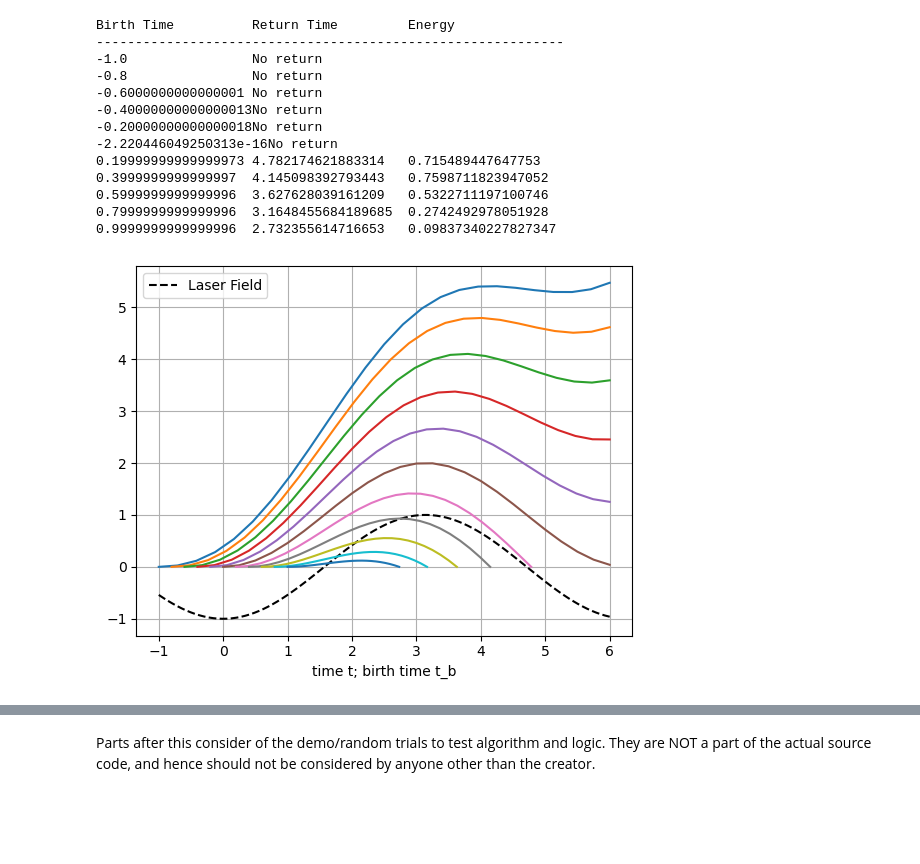
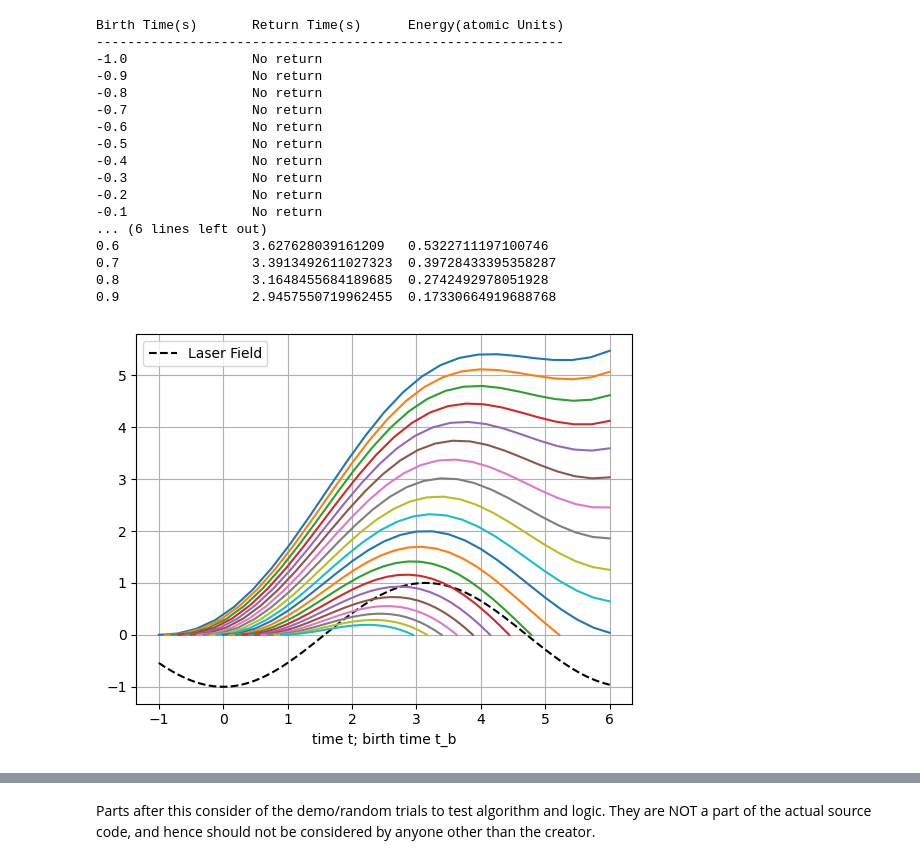
Before and after one commit to SoumyajeetMazumdar/CQMPP, a Jupyter notebook: #1/assignment1_2.ipynb, the cells around one changed output, grey strips where cells are left out. Cells and saved outputs as stored; diff of their text form; code cells hidden in the pictures; blank space fills up the shorter version.

Commit message:
part 2 new file

```diff
--- a/#1/assignment1_2.ipynb
+++ b/#1/assignment1_2.ipynb
@@ -39,7 +39,7 @@ def bisection_method(tb, lower, upper, tol=1e-10, max_iter=100):
     return mid
 # %%
 # part 1
-tb_range = np.arange(-1, 1.1, 0.2)
+tb_range = np.arange(-1, 1, 0.1)
 
 plt.plot(t, -np.cos(t),"--k" ,label="Laser Field")
 plt.legend()
@@ -47,49 +47,62 @@ plt.grid()
 plt.xlabel("time t; birth time t_b")
 
 
+# For use in later parts
+T_birth = []
+T_return = []
+E_recoll = []
 
 
 # Calculations for a single value of tb (EXTENDED TO ARRAY HEREAFTER)
 # tb= 0.5
 # tr = bisection_method(tb, 2,6)
 # t_range = np.linspace(tb, tr, 25)
 # plt.plot(t_range, x(t_range, tb), label=f"position for tb={tb}")
 
-print(f"{'Birth Time':<20}{'Return Time':<20}{'Energy':<20}")
+print(f"{'Birth Time(s)':<20}{'Return Time(s)':<20}{'Energy(atomic Units)':<20}")
 print("-" * 60)
 
 
 for tb in tb_range:
     try:
         tr = bisection_method(tb, 2, 6)
     except:
         # print(f"For tb={tb}, electron does not return ")
         tr = "No return"
         energy = ""
         t_range = np.linspace(tb, 6, 25)
     else:
         # print(tb, tr)
         tr = bisection_method(tb, 2,6)
+        T_return.append(tr)
+        T_birth.append(tb)
+
         t_range = np.linspace(tb, tr, 25)
+
         energy = 0.5*v(tr,tb)**2
+        E_recoll.append(energy)
     plt.plot(t_range, x(t_range, tb), label=f"position for tb={tb}")
-    print(f"{Math.round(tb):<20}{tr:<20}{energy:<20}")
+    print(f"{round(tb,2):<20}{tr:<20}{energy:<20}")
 
 
     # t_range = np.linspace(tb, 6, 25)
     # plt.plot(t_range, x(t_range, tb), label=f"position for tb={tb}")
 # %% [output]
-Birth Time          Return Time         Energy
+Birth Time(s)       Return Time(s)      Energy(atomic Units)
 ------------------------------------------------------------
 -1.0                No return
+-0.9                No return
 -0.8                No return
--0.6000000000000001 No return
--0.40000000000000013No return
--0.20000000000000018No return
--2.220446049250313e-16No return
-0.19999999999999973 4.782174621883314   0.715489447647753
-0.3999999999999997  4.145098392793443   0.7598711823947052
-0.5999999999999996  3.627628039161209   0.5322711197100746
-0.7999999999999996  3.1648455684189685  0.2742492978051928
-0.9999999999999996  2.732355614716653   0.09837340227827347
+-0.7                No return
+-0.6                No return
+-0.5                No return
+-0.4                No return
+-0.3                No return
+-0.2                No return
+-0.1                No return
+... (6 lines left out)
+0.6                 3.627628039161209   0.5322711197100746
+0.7                 3.3913492611027323  0.39728433395358287
+0.8                 3.1648455684189685  0.2742492978051928
+0.9                 2.9457550719962455  0.17330664919688768
-[figure, old version]
+[figure, new version]
```
Also changed, not shown: parts of 3 cells of this notebook, 2 other files.
